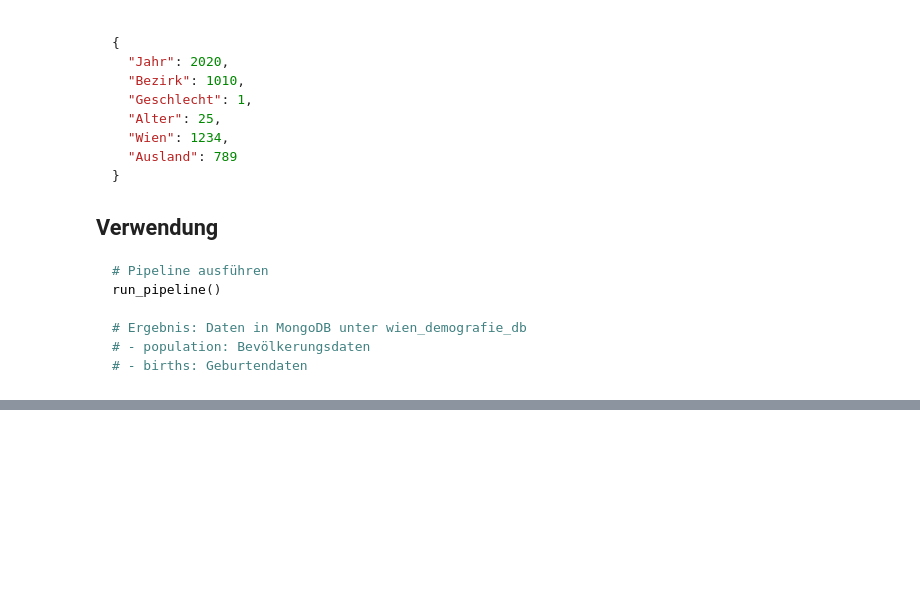
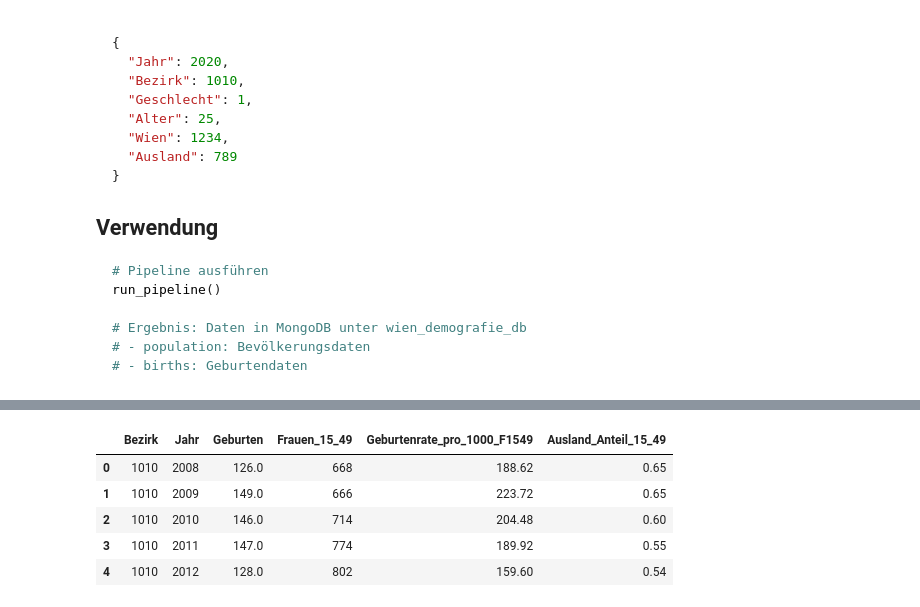
Before and after one commit to JOJOMAA/BigDataProject, a Jupyter notebook: Main.ipynb, the cells around one changed output, grey strips where cells are left out. Saved outputs shown, nothing was run; the diff lists cells and outputs as text; code cells hidden in the pictures; blank space fills up the shorter version.

```diff
--- a/Main.ipynb
+++ b/Main.ipynb
@@ -687,0 +416,80 @@ MongoDB connection closed
+# %%
+import numpy as np
+
+FEMALE_CODE = 2
+
+pipeline_pop_f1549 = [
+    {"$match": {
+        P_DIST: {"$gt": 0},
+        P_AGE: {"$gte": 15, "$lte": 49},
+        P_SEX: FEMALE_CODE
+    }},
+    {"$group": {
+        "_id": {"Bezirk": f"${P_DIST}", "Jahr": f"${P_YEAR}"},
+        "Frauen_15_49": {"$sum": f"${P_TOTAL}"},
+        "Ausland_15_49": {"$sum": f"${P_FOREIGN}"}
+    }},
+    {"$project": {
+        "_id": 0,
+        "Bezirk": "$_id.Bezirk",
+        "Jahr": "$_id.Jahr",
+        "Frauen_15_49": 1,
+        "Ausland_15_49": 1,
+        "Ausland_Anteil_15_49": {
+            "$cond": [
+                {"$gt": ["$Frauen_15_49", 0]},
+                {"$divide": ["$Ausland_15_49", "$Frauen_15_49"]},
+                None
+            ]
+        }
+    }},
+    {"$sort": {"Bezirk": 1, "Jahr": 1}}
+]
+
+pipeline_births_by_year = [
+    {"$match": {B_DIST: {"$gt": 0}}},
+    {"$group": {
+        "_id": {"Bezirk": f"${B_DIST}", "Jahr": f"${B_YEAR}"},
+        "Geburten": {"$sum": f"${B_CNT}"}
+    }},
+    {"$project": {"_id": 0, "Bezirk": "$_id.Bezirk", "Jahr": "$_id.Jahr", "Geburten": 1}}
+]
+
+df_pop_f1549 = pd.DataFrame(list(col_pop.aggregate(pipeline_pop_f1549)))
+df_births_by_year = pd.DataFrame(list(col_births.aggregate(pipeline_births_by_year)))
+
+df_q2 = df_pop_f1549.merge(
+    df_births_by_year,
+    on=["Bezirk", "Jahr"],
+    how="left"
+).fillna({"Geburten": 0})
+
+df_q2["Geburtenrate_pro_1000_F1549"] = np.where(
+    df_q2["Frauen_15_49"] > 0,
+    df_q2["Geburten"] / df_q2["Frauen_15_49"] * 1000,
+    np.nan
+)
+
+df_q2["Geburtenrate_pro_1000_F1549"] = (
+    np.trunc(df_q2["Geburtenrate_pro_1000_F1549"] * 100) / 100
+)
+
+df_q2["Ausland_Anteil_15_49"] = (
+    np.trunc(df_q2["Ausland_Anteil_15_49"] * 100) / 100
+)
+
+df_q2[[
+    "Bezirk",
+    "Jahr",
+    "Geburten",
+    "Frauen_15_49",
+    "Geburtenrate_pro_1000_F1549",
+    "Ausland_Anteil_15_49"
+]].head()
+# %% [output]
+|  | Bezirk | Jahr | Geburten | Frauen_15_49 | Geburtenrate_pro_1000_F1549 | Ausland_Anteil_15_49 |
+| 0 | 1010 | 2008 | 126.0 | 668 | 188.62 | 0.65 |
+| 1 | 1010 | 2009 | 149.0 | 666 | 223.72 | 0.65 |
+| 2 | 1010 | 2010 | 146.0 | 714 | 204.48 | 0.60 |
+| 3 | 1010 | 2011 | 147.0 | 774 | 189.92 | 0.55 |
+| 4 | 1010 | 2012 | 128.0 | 802 | 159.60 | 0.54 |
```
Also changed, not shown: parts of 9 cells of this notebook, 2 other files.
